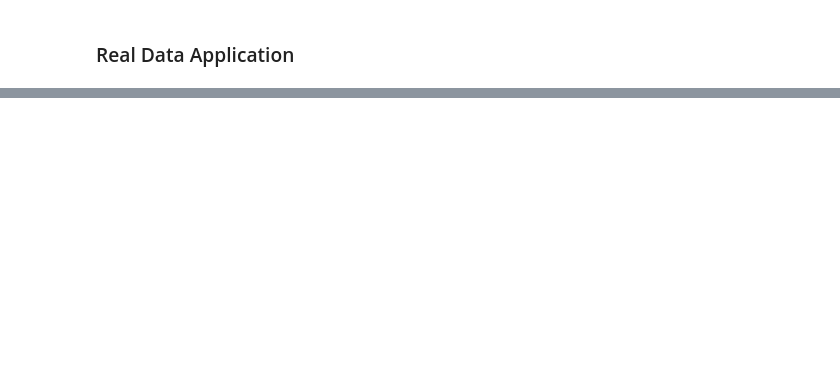
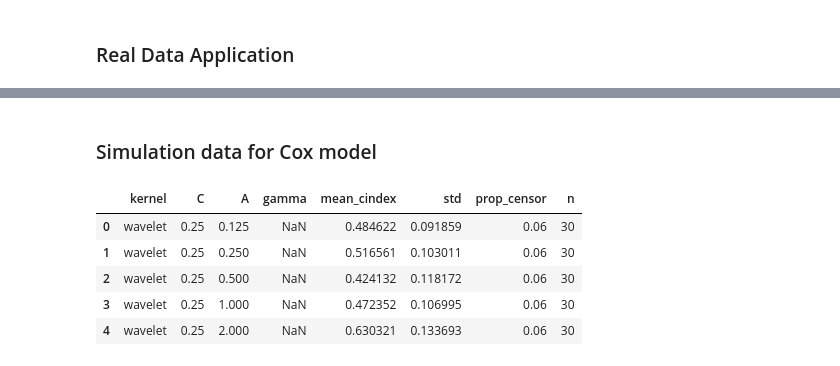
Before and after one commit to cowvin0/master_thesis, a Jupyter notebook: topicos_pesquisa_I/aplicacao_relatorio_1/simulation.ipynb, the cells around one changed output, grey strips where cells are left out. Cells and saved outputs as stored; diff of their text form; code cells hidden in the pictures; blank space fills up the shorter version.

```diff
--- a/topicos_pesquisa_I/aplicacao_relatorio_1/simulation.ipynb
+++ b/topicos_pesquisa_I/aplicacao_relatorio_1/simulation.ipynb
@@ -595,0 +1223,2 @@ poly 2 1 0.6440191110030009
+# %% [markdown]
+### Simulation data for Cox model
@@ -595,0 +1346,20 @@ poly 2 1 0.6440191110030009
+# %%
+df_simul = pd.concat([
+    pd.read_csv("simulate_30_n.csv").assign(n=30),
+    pd.read_csv("simulate_100_n.csv").assign(n=100),
+    pd.read_csv("simulate_300_n.csv").assign(n=300),
+    pd.read_csv("simulate_30_n_cox.csv").assign(n=30),
+    pd.read_csv("simulate_100_n_cox.csv").assign(n=100),
+    pd.read_csv("simulate_300_n_cox.csv").assign(n=300)
+    ], ignore_index=True)\
+    .assign(kernel=lambda x: x.kernel.fillna(x.model))\
+    .drop(columns=["model", "n_success"])
+
+df_simul.head()
+# %% [output]
+|  | kernel | C | A | gamma | mean_cindex | std | prop_censor | n |
+| 0 | wavelet | 0.25 | 0.125 | NaN | 0.484622 | 0.091859 | 0.06 | 30 |
+| 1 | wavelet | 0.25 | 0.250 | NaN | 0.516561 | 0.103011 | 0.06 | 30 |
+| 2 | wavelet | 0.25 | 0.500 | NaN | 0.424132 | 0.118172 | 0.06 | 30 |
+| 3 | wavelet | 0.25 | 1.000 | NaN | 0.472352 | 0.106995 | 0.06 | 30 |
+| 4 | wavelet | 0.25 | 2.000 | NaN | 0.630321 | 0.133693 | 0.06 | 30 |
```
Also changed, not shown: parts of 25 cells of this notebook, 44 other files.
